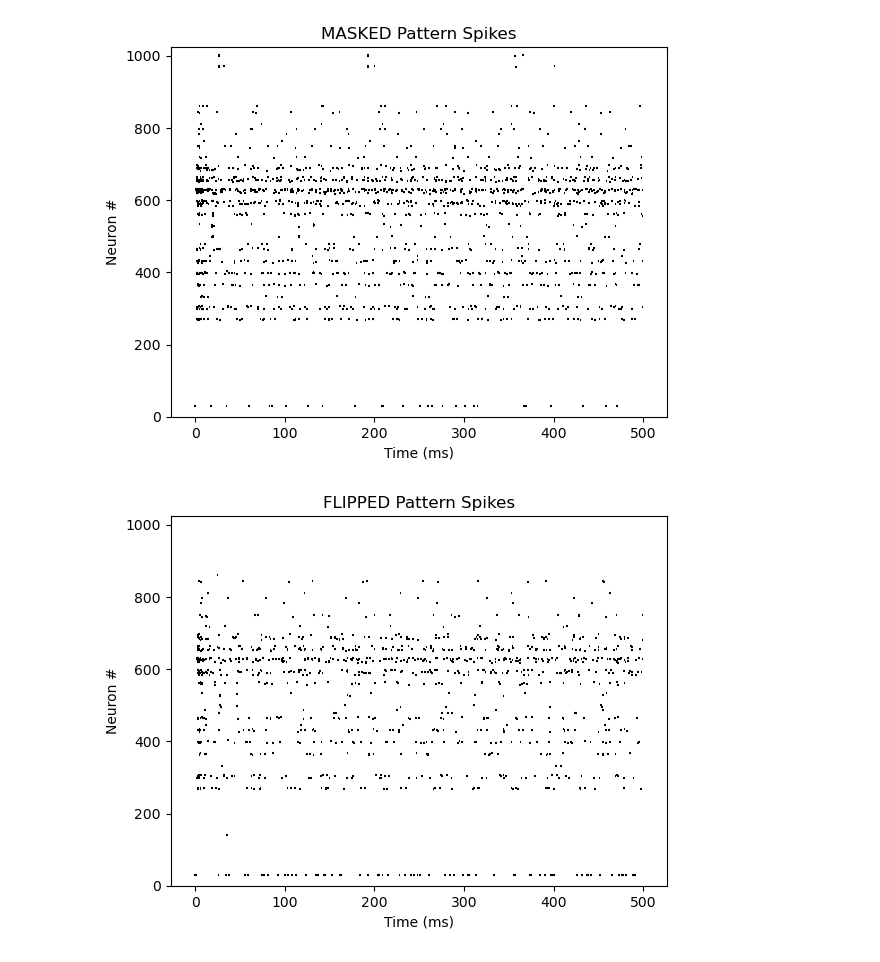
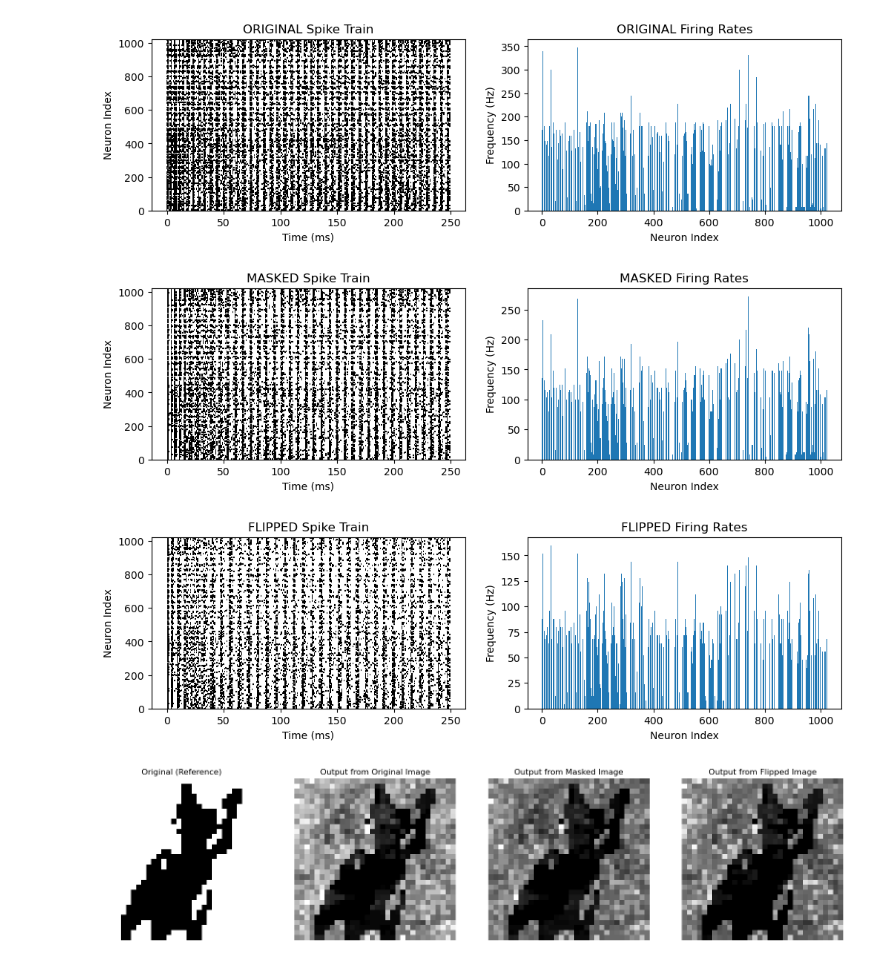
Before and after one commit to chenpy2000/Hopfield, a Jupyter notebook: visualize_spiking.ipynb, the cells around one changed output. Saved outputs shown, nothing was run; the diff lists cells and outputs as text; code cells hidden in the pictures.

```diff
--- a/visualize_spiking.ipynb
+++ b/visualize_spiking.ipynb
@@ -38,0 +33,18 @@ def plot_spikes(data, title):
+# %%
+def plot_spiking_data(spikes, rates, pattern_type):
+    fig, axes = plt.subplots(1, 2, figsize=(12, 3))
+
+    # Plot spike train
+    axes[0].eventplot(spikes, colors="black", orientation="vertical")
+    axes[0].set_ylim(0, 1024)
+    axes[0].set_title(f"{pattern_type} Spike Train")
+    axes[0].set_xlabel("Time (ms)")
+    axes[0].set_ylabel("Neuron Index")
+
+    # Plot spike rates
+    axes[1].bar(range(1024), rates)
+    axes[1].set_title(f"{pattern_type} Firing Rates")
+    axes[1].set_xlabel("Neuron Index")
+    axes[1].set_ylabel("Frequency (Hz)")
+
+    plt.show()
@@ -55,3 +96,7 @@ spyking_masked = masked_images[idxs]
 spyking_flipped = flipped_images[idxs]
 
 spyking_model.train(spyking_patterns)
+# %%
+original_firings, original_rates = spyking_model.forward(spyking_patterns[0])
+masked_firings, masked_rates = spyking_model.forward(spyking_masked[0])
+flipped_firings, flipped_rates = spyking_model.forward(spyking_flipped[0])
@@ -70,12 +111,17 @@ plot_spikes(firings, "ORIGINAL Pattern Spikes")
-# %%
-# MASKED PATTERN
-firings = spyking_model.forward(spyking_masked[0])
-plot_spikes(firings, title="MASKED Pattern Spikes")
-# %% [output]
-[figure, removed]
-# %%
-# FLIPPED PATTERN
-firings = spyking_model.forward(spyking_flipped[0])
-plot_spikes(firings, "FLIPPED Pattern Spikes")
-# %% [output]
-[figure, removed]
+# %%
+# Plot spiking data
+plot_spiking_data(original_firings, original_rates, "ORIGINAL")
+plot_spiking_data(masked_firings, masked_rates, "MASKED")
+plot_spiking_data(flipped_firings, flipped_rates, "FLIPPED")
+# %% [output]
+[figure, added]
+[figure, added]
+[figure, added]
+# %%
+# Plot output pattern comparison
+original_rates[original_rates > 255] = 255
+masked_rates[masked_rates > 255] = 255
+flipped_rates[flipped_rates > 255] = 255
+plot_output_patterns(spyking_patterns[0], original_rates, masked_rates, flipped_rates)
+# %% [output]
+[figure, added]
```
Also changed, not shown: parts of 8 cells of this notebook, 1 other file.
